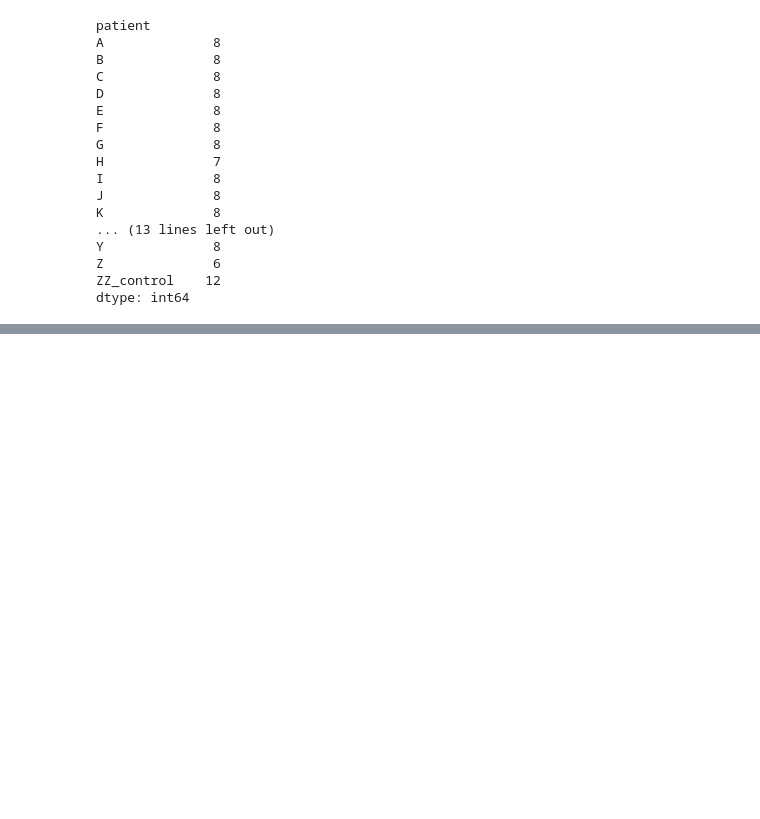
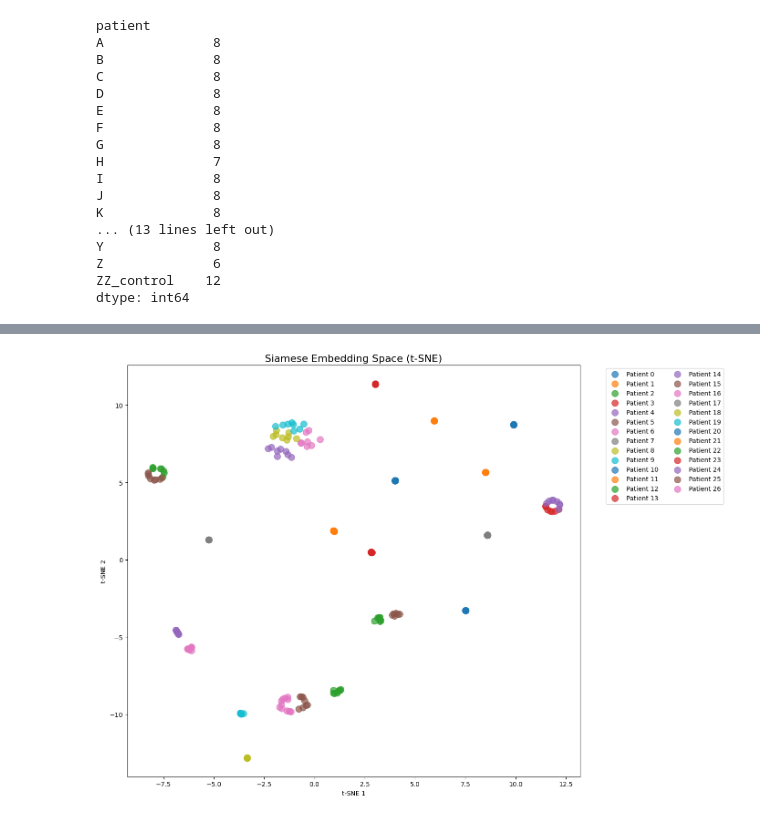
Before and after one commit to Sametavci/ki-al-miRNA-attack, a Jupyter notebook: notebooks/mRNA.ipynb, the cells around one changed output, grey strips where cells are left out. Saved outputs shown, nothing was run; the diff lists cells and outputs as text; code cells hidden in the pictures; blank space fills up the shorter version.

Commit message:
siamese network with leakage and hybrid approach plus visualization

```diff
--- a/notebooks/mRNA.ipynb
+++ b/notebooks/mRNA.ipynb
@@ -902,0 +953,6 @@ WARNING:absl:At this time, the v2.11+ optimizer `tf.keras.optimizers.Adam` runs
+# %%
+Xp, yp = make_positive_pairs(X, y)
+Xn, yn = make_negative_pairs_hard(X, y, n_pairs=3*len(yp))
+
+X_pairs = np.vstack([Xp, Xn])
+y_pairs = np.hstack([yp, yn])
@@ -902,0 +995,2 @@ WARNING:absl:At this time, the v2.11+ optimizer `tf.keras.optimizers.Adam` runs
+# %%
+embedding_model = model.layers[2]  # base network
@@ -902,0 +1010,16 @@ WARNING:absl:At this time, the v2.11+ optimizer `tf.keras.optimizers.Adam` runs
+# %%
+y_true, y_pred = [], []
+
+for train_idx, test_idx in reidentification_cv(df_all):
+
+    X_train, X_test = X[train_idx], X[test_idx]
+    y_train, y_test = y[train_idx], y[test_idx]
+
+    pred = predict_patient_embedding(
+        X_test[0], X_train, y_train, embedding_model
+    )
+
+    y_true.append(y_test[0])
+    y_pred.append(pred)
+
+print(classification_report(y_true, y_pred, zero_division=0))
@@ -902,0 +1879,22 @@ WARNING:absl:At this time, the v2.11+ optimizer `tf.keras.optimizers.Adam` runs
+# %%
+# t-SNE plot
+from sklearn.manifold import TSNE
+import matplotlib.pyplot as plt
+
+Z = embedder_hybrid.predict(X)
+tsne = TSNE(n_components=2, random_state=42, perplexity=30)
+Z_2d = tsne.fit_transform(Z)
+
+plt.figure(figsize=(14, 10))
+for i, p in enumerate(np.unique(y)):
+    idx = y == p
+    plt.scatter(Z_2d[idx, 0], Z_2d[idx, 1],
+                label=f'Patient {p}', alpha=0.7, s=100)
+plt.legend(bbox_to_anchor=(1.05, 1), ncol=2)
+plt.title('Siamese Embedding Space (t-SNE)', fontsize=16)
+plt.xlabel('t-SNE 1')
+plt.ylabel('t-SNE 2')
+plt.tight_layout()
+plt.savefig('siamese_tsne.png', dpi=300)
+plt.show()
+# %% [output]
@@ -902,0 +1902 @@ WARNING:absl:At this time, the v2.11+ optimizer `tf.keras.optimizers.Adam` runs
+[figure, added]
```
Also changed, not shown: parts of 35 cells of this notebook, 3 other files.
